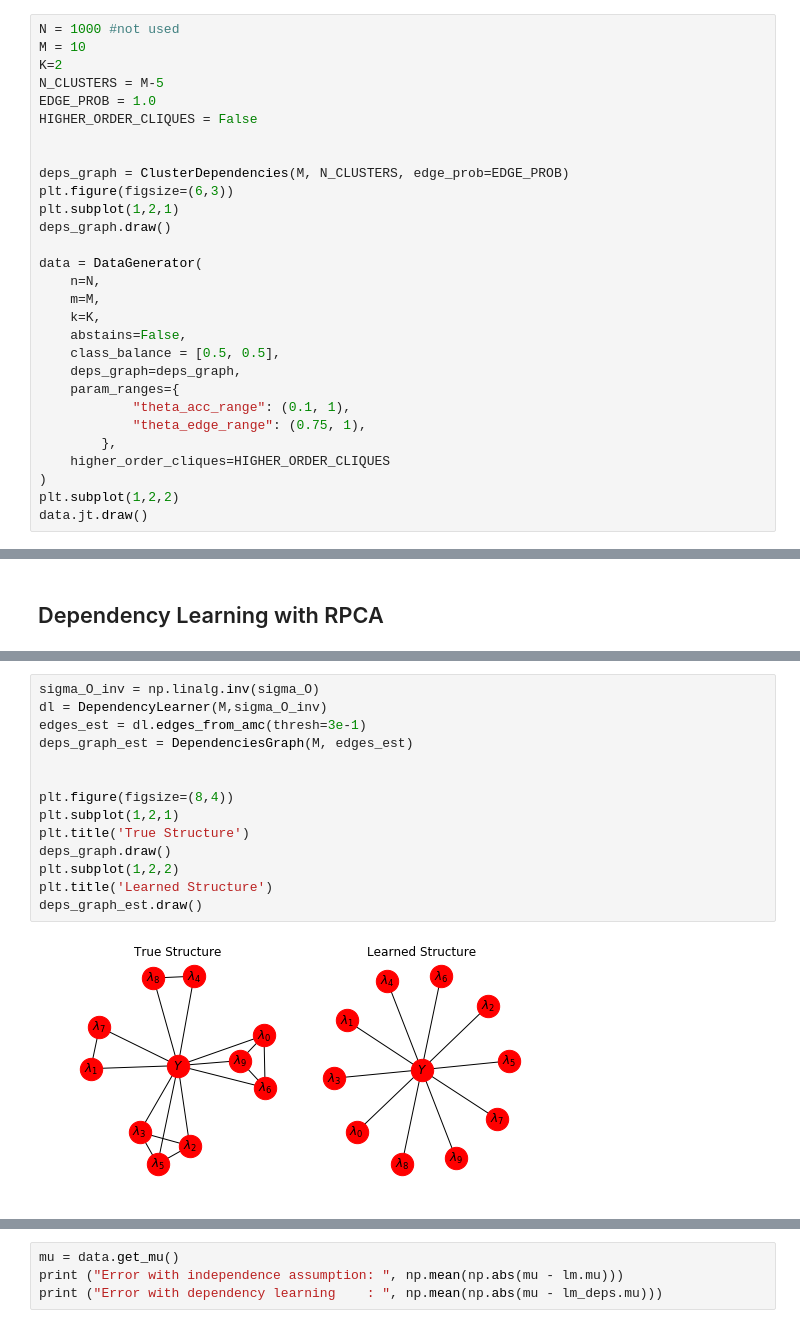
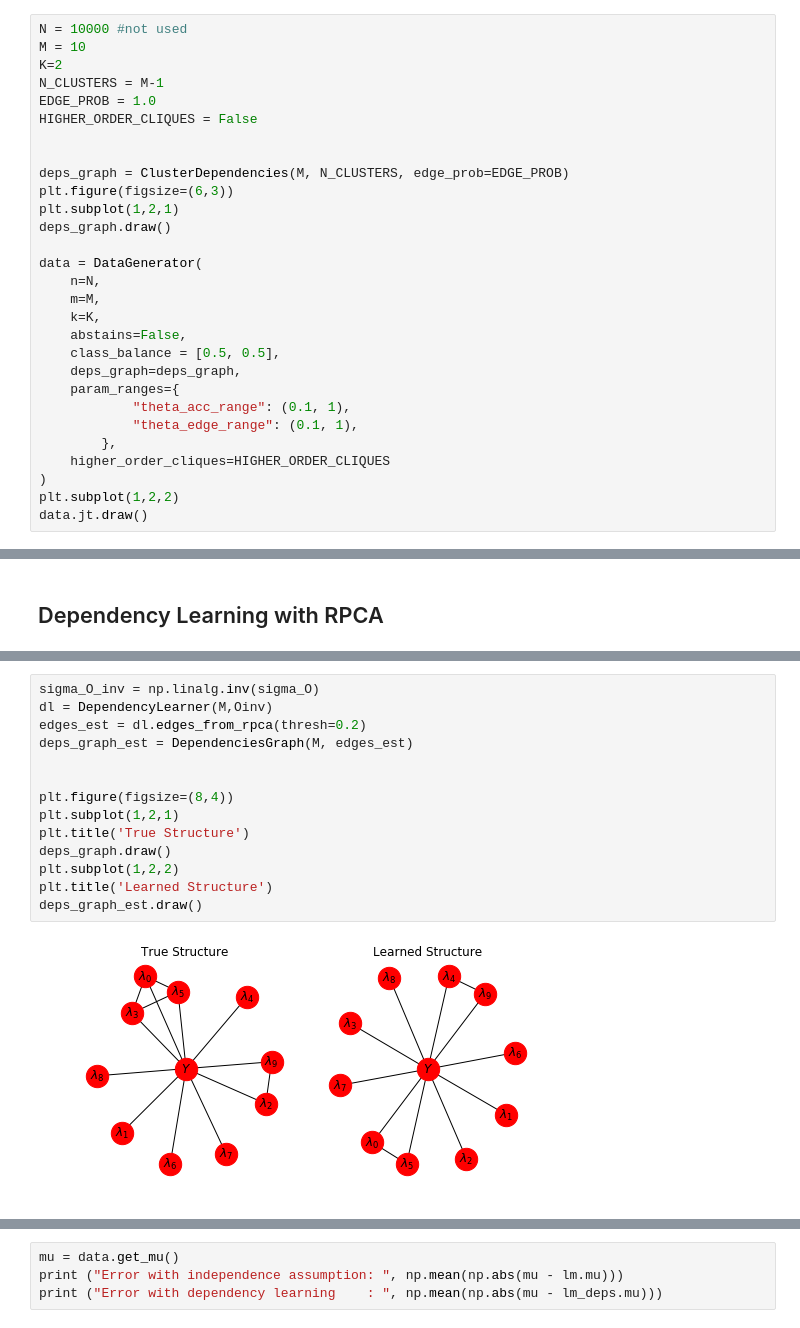
Before and after one commit to tridao/metal, a Jupyter notebook: notebooks/learn_deps_SPA.ipynb, the cells around one changed output, grey strips where cells are left out. Drawn from its saved outputs; the diff is of its cells as text.

```diff
--- a/notebooks/learn_deps_SPA.ipynb
+++ b/notebooks/learn_deps_SPA.ipynb
@@ -39,10 +39,10 @@ The autoreload extension is already loaded. To reload it, use:
 # %% [markdown]
 ## Generate Data
 # %%
-N = 1000 #not used
+N = 10000 #not used
 M = 10
 K=2
-N_CLUSTERS = M-5
+N_CLUSTERS = M-1
 EDGE_PROB = 1.0
 HIGHER_ORDER_CLIQUES = False
 
@@ -61,7 +61,7 @@ data = DataGenerator(
     deps_graph=deps_graph,
     param_ranges={
             "theta_acc_range": (0.1, 1),
-            "theta_edge_range": (0.75, 1),
+            "theta_edge_range": (0.1, 1),
         },
     higher_order_cliques=HIGHER_ORDER_CLIQUES
 )
@@ -128,19 +153,19 @@ np.mean(np.abs(mu - lm.mu))
 # %%
 sigma_O_inv = np.linalg.inv(sigma_O)
-dl = DependencyLearner(M,sigma_O_inv)
-edges_est = dl.edges_from_amc(thresh=3e-1)
+dl = DependencyLearner(M,Oinv)
+edges_est = dl.edges_from_rpca(thresh=0.2)
 deps_graph_est = DependenciesGraph(M, edges_est)
 
 
 plt.figure(figsize=(8,4))
 plt.subplot(1,2,1)
 plt.title('True Structure')
 deps_graph.draw()
 plt.subplot(1,2,2)
 plt.title('Learned Structure')
 deps_graph_est.draw()
 # %% [output]
-[figure, old version]
+[figure, new version]
 # %%
 for i in range(M):
     edges_est.append((i,M))
```
Also changed, not shown: parts of 7 cells of this notebook, 2 other files.
